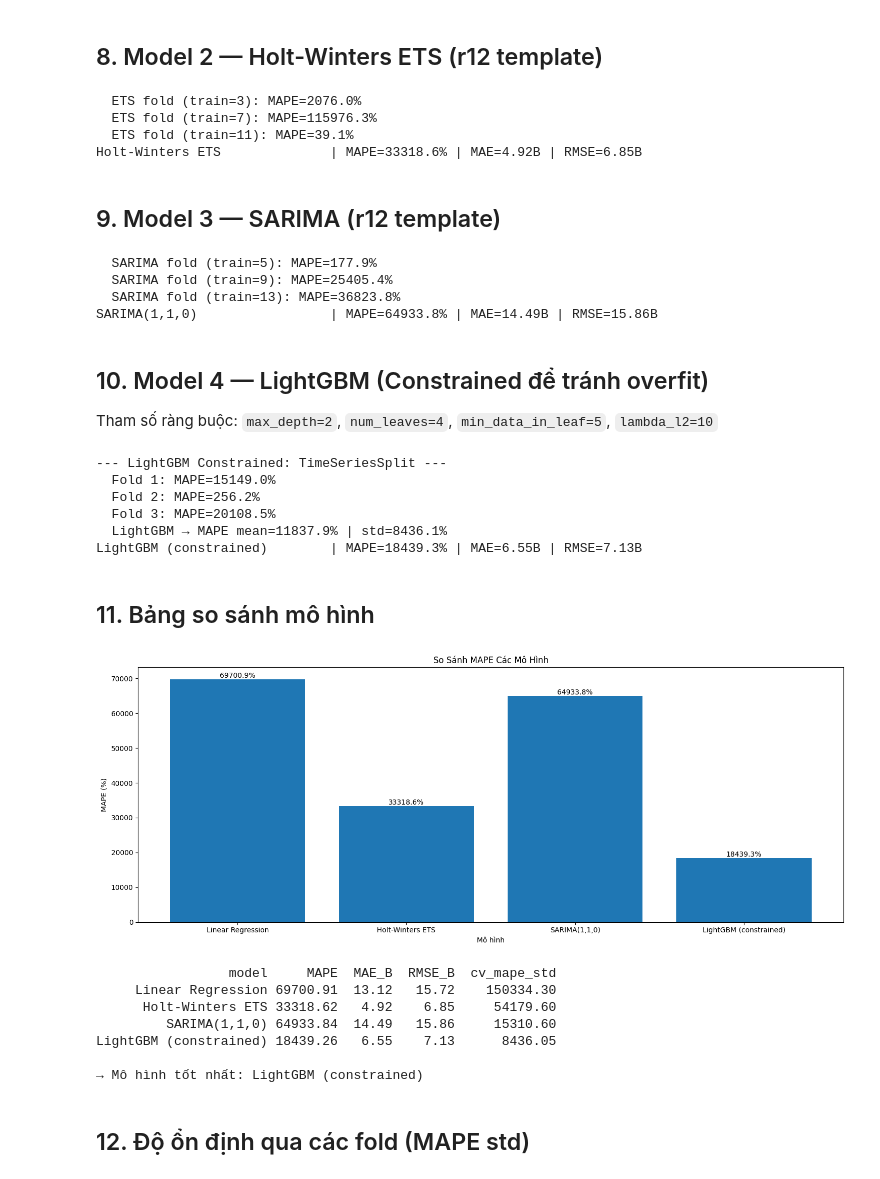
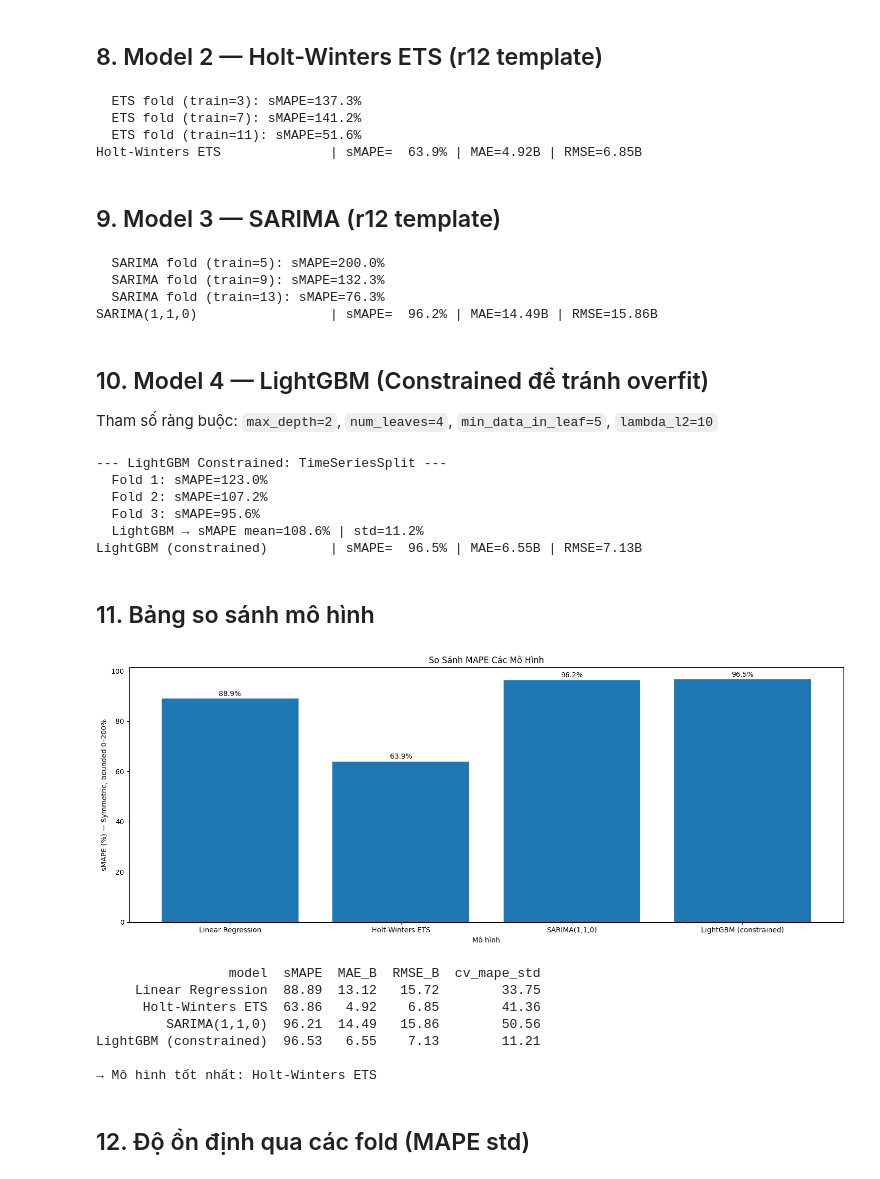
Before and after one commit to TruongDev24/tnbike-analytics-final, a Jupyter notebook: notebooks/01_q1_sales_forecast.ipynb, the cells around one changed output. Saved outputs shown, nothing was run; the diff lists cells and outputs as text; code cells hidden in the pictures.

```diff
--- a/notebooks/01_q1_sales_forecast.ipynb
+++ b/notebooks/01_q1_sales_forecast.ipynb
@@ -142,11 +142,12 @@ Số tuần sau feature engineering: 18
 # === FROM REPO r11: compute_metrics (verbatim) ===
 def compute_metrics(y_true, y_pred, model_name=''):
     y_true, y_pred = np.array(y_true), np.array(y_pred)
-    mape = np.mean(np.abs((y_true - y_pred) / (y_true + 1e-9))) * 100
-    mae  = mean_absolute_error(y_true, y_pred)
-    rmse = np.sqrt(mean_squared_error(y_true, y_pred))
-    print(f'{model_name:30s}| MAPE={mape:6.1f}% | MAE={mae/1e9:.2f}B | RMSE={rmse/1e9:.2f}B')
-    return {'model': model_name, 'MAPE': round(mape,2), 'MAE_B': round(mae/1e9,2), 'RMSE_B': round(rmse/1e9,2)}
+    # sMAPE: Symmetric MAPE — bounded 0-200%, handles small actuals robustly
+    smape = np.mean(2*np.abs(y_true-y_pred)/(np.abs(y_true)+np.abs(y_pred)+1e-9))*100
+    mae   = mean_absolute_error(y_true, y_pred)
+    rmse  = np.sqrt(mean_squared_error(y_true, y_pred))
+    print(f'{model_name:30s}| sMAPE={smape:6.1f}% | MAE={mae/1e9:.2f}B | RMSE={rmse/1e9:.2f}B')
+    return {'model': model_name, 'sMAPE': round(smape,2), 'MAE_B': round(mae/1e9,2), 'RMSE_B': round(rmse/1e9,2)}
 # %% [markdown]
 ## 6. Time Series Cross-Validation (Rolling Window)
 
@@ -162,10 +163,10 @@ def ts_cross_validate(X, y, model, n_splits=3, model_name=''):
         y_tr, y_te = y[train_idx], y[test_idx]
         model.fit(X_tr, y_tr)
         pred = model.predict(X_te)
-        mape = np.mean(np.abs((y_te - pred) / (y_te + 1e-9))) * 100
-        fold_mapes.append(mape)
-        print(f'  Fold {fold+1}: MAPE={mape:.1f}%')
-    print(f'  {model_name} → MAPE mean={np.mean(fold_mapes):.1f}% | std={np.std(fold_mapes):.1f}%')
+        smape = np.mean(2*np.abs(y_te-pred)/(np.abs(y_te)+np.abs(pred)+1e-9))*100
+        fold_mapes.append(smape)
+        print(f'  Fold {fold+1}: sMAPE={smape:.1f}%')
+    print(f'  {model_name} → sMAPE mean={np.mean(fold_mapes):.1f}% | std={np.std(fold_mapes):.1f}%')
     return fold_mapes
 # %%
 # === TNBike ADAPTER: Wrapper chuẩn bị X, y từ TNBike feat ===
@@ -243,9 +244,10 @@ ets_cv_mapes = []
 for i in range(3, len(y_all) - TEST_WEEKS + 1, max(1,(len(y_all)-TEST_WEEKS)//3)):
     try:
         fc, _, _ = ets_tnbike(y_all[:i], TEST_WEEKS)
-        m = np.mean(np.abs((y_all[i:i+TEST_WEEKS] - fc[:len(y_all[i:i+TEST_WEEKS])]) / (y_all[i:i+TEST_WEEKS]+1e-9)))*100
+        a,p = y_all[i:i+TEST_WEEKS], fc[:len(y_all[i:i+TEST_WEEKS])]
+        m = np.mean(2*np.abs(a-p)/(np.abs(a)+np.abs(p)+1e-9))*100
         ets_cv_mapes.append(m)
-        print(f'  ETS fold (train={i}): MAPE={m:.1f}%')
+        print(f'  ETS fold (train={i}): sMAPE={m:.1f}%')
     except: pass
 
 ets_fc, ets_lo, ets_hi = ets_tnbike(y_train, TEST_WEEKS)
@@ -253,10 +255,10 @@ ets_metrics = compute_metrics(y_test, ets_fc, 'Holt-Winters ETS')
 ets_metrics['cv_mape_std'] = round(float(np.std(ets_cv_mapes)) if ets_cv_mapes else 0, 2)
 results.append(ets_metrics)
 # %% [output]
-  ETS fold (train=3): MAPE=2076.0%
-  ETS fold (train=7): MAPE=115976.3%
-  ETS fold (train=11): MAPE=39.1%
-Holt-Winters ETS              | MAPE=33318.6% | MAE=4.92B | RMSE=6.85B
+  ETS fold (train=3): sMAPE=137.3%
+  ETS fold (train=7): sMAPE=141.2%
+  ETS fold (train=11): sMAPE=51.6%
+Holt-Winters ETS              | sMAPE=  63.9% | MAE=4.92B | RMSE=6.85B
 # %% [markdown]
 ## 9. Model 3 — SARIMA (r12 template)
 # %%
@@ -282,9 +284,10 @@ sarima_cv_mapes = []
 for i in range(5, len(y_all) - TEST_WEEKS + 1, max(1,(len(y_all)-TEST_WEEKS)//3)):
     try:
         fc, _, _ = sarima_tnbike(y_all[:i], TEST_WEEKS)
-        m = np.mean(np.abs((y_all[i:i+TEST_WEEKS] - fc[:len(y_all[i:i+TEST_WEEKS])]) / (y_all[i:i+TEST_WEEKS]+1e-9)))*100
+        a,p = y_all[i:i+TEST_WEEKS], fc[:len(y_all[i:i+TEST_WEEKS])]
+        m = np.mean(2*np.abs(a-p)/(np.abs(a)+np.abs(p)+1e-9))*100
         sarima_cv_mapes.append(m)
-        print(f'  SARIMA fold (train={i}): MAPE={m:.1f}%')
+        print(f'  SARIMA fold (train={i}): sMAPE={m:.1f}%')
     except: pass
 
 sarima_fc, sarima_lo, sarima_hi = sarima_tnbike(y_train, TEST_WEEKS)
@@ -292,10 +295,10 @@ sarima_metrics = compute_metrics(y_test, sarima_fc, 'SARIMA(1,1,0)')
 sarima_metrics['cv_mape_std'] = round(float(np.std(sarima_cv_mapes)) if sarima_cv_mapes else 0, 2)
 results.append(sarima_metrics)
 # %% [output]
-  SARIMA fold (train=5): MAPE=177.9%
-  SARIMA fold (train=9): MAPE=25405.4%
-  SARIMA fold (train=13): MAPE=36823.8%
-SARIMA(1,1,0)                 | MAPE=64933.8% | MAE=14.49B | RMSE=15.86B
+  SARIMA fold (train=5): sMAPE=200.0%
+  SARIMA fold (train=9): sMAPE=132.3%
+  SARIMA fold (train=13): sMAPE=76.3%
+SARIMA(1,1,0)                 | sMAPE=  96.2% | MAE=14.49B | RMSE=15.86B
 # %% [markdown]
 ## 10. Model 4 — LightGBM (Constrained để tránh overfit)
 
@@ -347,42 +350,42 @@ lgbm_metrics['cv_mape_std'] = round(float(np.std(lgbm_cv_mapes)),2)
 results.append(lgbm_metrics)
 # %% [output]
 --- LightGBM Constrained: TimeSeriesSplit ---
-  Fold 1: MAPE=15149.0%
-  Fold 2: MAPE=256.2%
-  Fold 3: MAPE=20108.5%
-  LightGBM → MAPE mean=11837.9% | std=8436.1%
-LightGBM (constrained)        | MAPE=18439.3% | MAE=6.55B | RMSE=7.13B
+  Fold 1: sMAPE=123.0%
+  Fold 2: sMAPE=107.2%
+  Fold 3: sMAPE=95.6%
+  LightGBM → sMAPE mean=108.6% | std=11.2%
+LightGBM (constrained)        | sMAPE=  96.5% | MAE=6.55B | RMSE=7.13B
 # %% [markdown]
 ## 11. Bảng so sánh mô hình
 # %%
 # === FROM REPO r10: plot_mape_bar (verbatim) ===
 def plot_mape_bar(results_list, title='So Sánh MAPE Các Mô Hình'):
     df_r = pd.DataFrame(results_list)
     fig, ax = plt.subplots(figsize=(15, 6))
-    bars = ax.bar(df_r['model'], df_r['MAPE'])
-    for bar, val in zip(bars, df_r['MAPE']):
+    bars = ax.bar(df_r['model'], df_r['sMAPE'])
+    for bar, val in zip(bars, df_r['sMAPE']):
         ax.text(bar.get_x() + bar.get_width()/2, bar.get_height() + 0.5,
                 f'{val:.1f}%', ha='center', va='bottom', fontsize=10)
     ax.set_title(title)
     ax.set_xlabel('Mô hình')
-    ax.set_ylabel('MAPE (%)')
+    ax.set_ylabel('sMAPE (%) — Symmetric, bounded 0–200%')
     fig.tight_layout()
     plt.show()
     return df_r
 
 df_results = plot_mape_bar(results)
-print(df_results[['model','MAPE','MAE_B','RMSE_B','cv_mape_std']].to_string(index=False))
-best_model = df_results.loc[df_results['MAPE'].idxmin(), 'model']
+print(df_results[['model','sMAPE','MAE_B','RMSE_B','cv_mape_std']].to_string(index=False))
+best_model = df_results.loc[df_results['sMAPE'].idxmin(), 'model']
 print(f'\n→ Mô hình tốt nhất: {best_model}')
 # %% [output]
-[figure, old version]
+[figure, new version]
-                 model     MAPE  MAE_B  RMSE_B  cv_mape_std
-     Linear Regression 69700.91  13.12   15.72    150334.30
-      Holt-Winters ETS 33318.62   4.92    6.85     54179.60
-         SARIMA(1,1,0) 64933.84  14.49   15.86     15310.60
-LightGBM (constrained) 18439.26   6.55    7.13      8436.05
+                 model  sMAPE  MAE_B  RMSE_B  cv_mape_std
+     Linear Regression  88.89  13.12   15.72        33.75
+      Holt-Winters ETS  63.86   4.92    6.85        41.36
+         SARIMA(1,1,0)  96.21  14.49   15.86        50.56
+LightGBM (constrained)  96.53   6.55    7.13        11.21
 
-→ Mô hình tốt nhất: LightGBM (constrained)
+→ Mô hình tốt nhất: Holt-Winters ETS
 # %% [markdown]
 ## 12. Độ ổn định qua các fold (MAPE std)
 # %%
```
Also changed, not shown: parts of 5 cells of this notebook.
